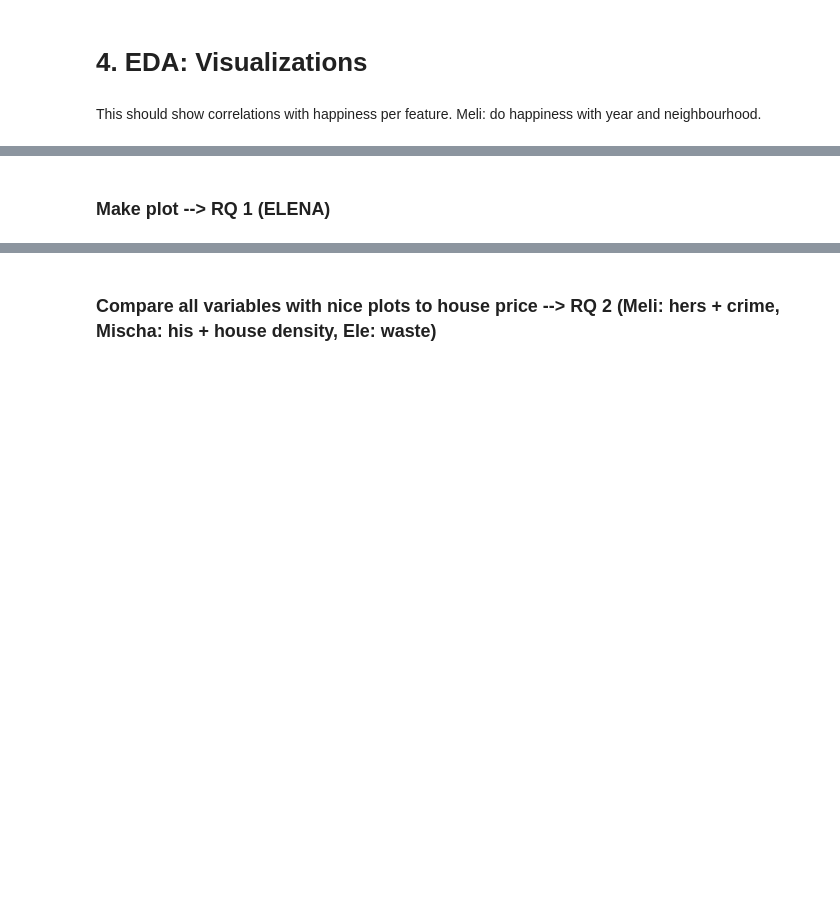
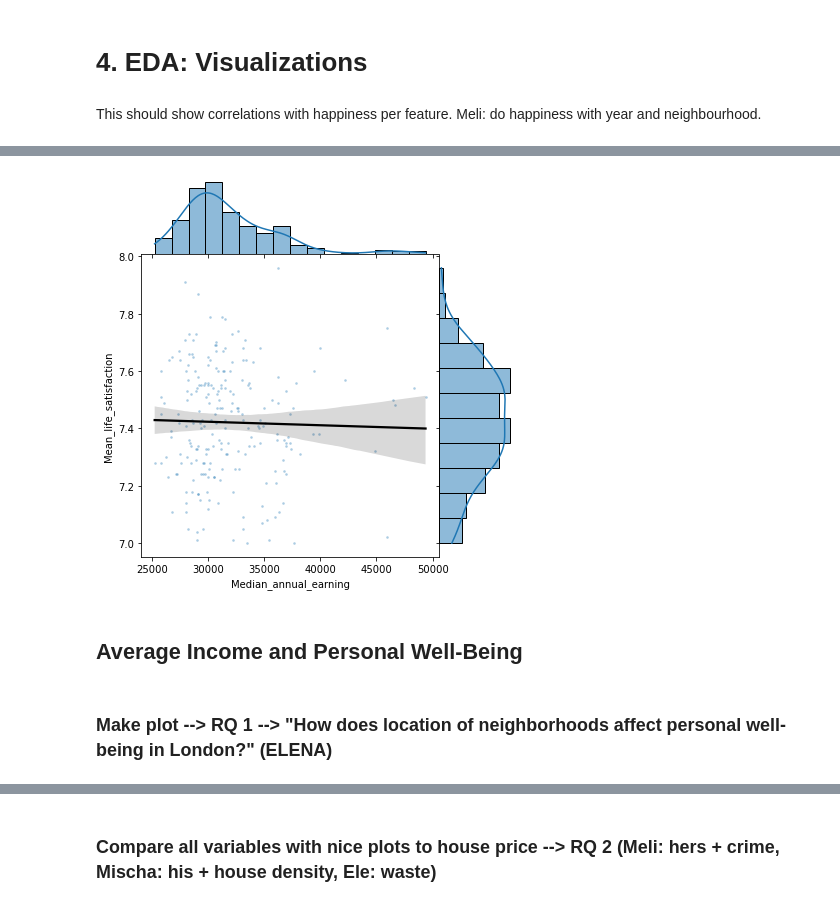
Before and after one commit to MischaRauch/london_house_price_prediction, a Jupyter notebook: Assignment.ipynb, the cells around one changed output, grey strips where cells are left out. Saved outputs shown, nothing was run; the diff lists cells and outputs as text; code cells hidden in the pictures; blank space fills up the shorter version.

```diff
--- a/Assignment.ipynb
+++ b/Assignment.ipynb
@@ -69,5 +172,30 @@ This should show correlations with happiness per feature. Meli: do happiness wit
+# %%
+def plot_linear_relationship_and_spread(feature_name, data):
+    sns.jointplot(
+        x=feature_name,
+        y='Mean_life_satisfaction',
+        data=data,
+        #    stat_func=None,
+        kind="reg",
+        ratio=4,
+        space=0,
+        scatter_kws={
+            's': 3,
+            'alpha': 0.25
+        },
+        line_kws={
+            'color': 'black'
+        }
+    )
+# %%
+#plot_linear_relationship_and_spread('Median_house_price', merge5)
+plot_linear_relationship_and_spread('Median_annual_earning', merge5)
+# %% [output]
+[figure, added]
+# %% [markdown]
+## Average Income and Personal Well-Being
 # %% [markdown]
-### Make plot --> RQ 1  (ELENA)
+### Make plot --> RQ 1 --> "How does location of neighborhoods affect personal well-being in London?"  (ELENA)
 # %%
 import folium
 
```
Also changed, not shown: parts of 7 cells of this notebook.
